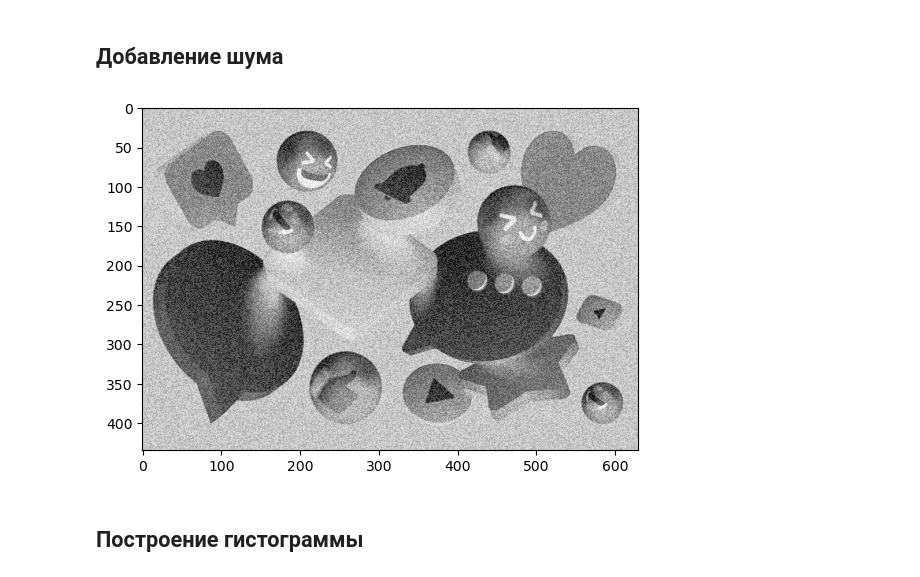
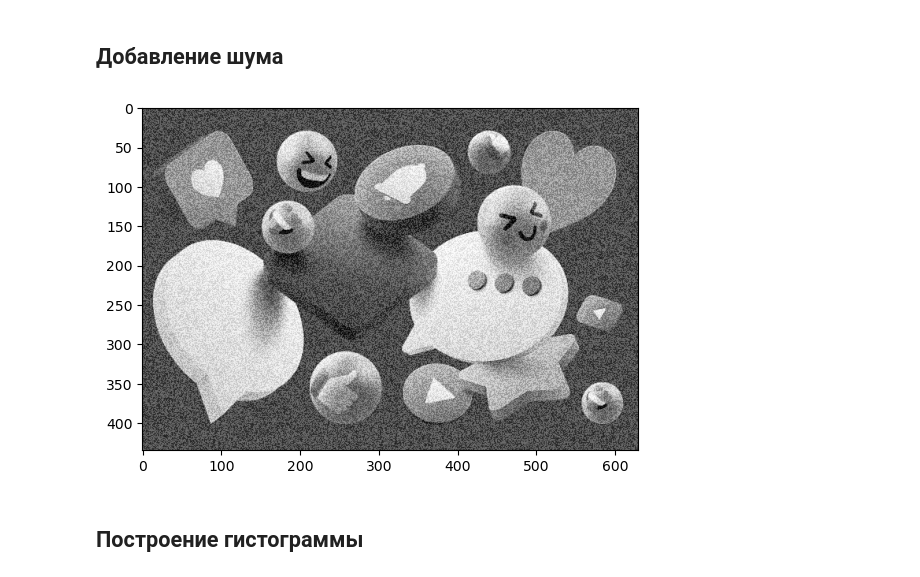
Before and after one commit to Str1kez/computer_vision, a Jupyter notebook: exercise1.ipynb, the cells around one changed output. Cells and saved outputs as stored; diff of their text form; code cells hidden in the pictures.

```diff
--- a/exercise1.ipynb
+++ b/exercise1.ipynb
@@ -7,7 +7,7 @@ from PIL import Image
 from matplotlib.pyplot import figure, imshow, show
 import numpy as np
 
-def get_png_array() -> np.array:
+def get_image() -> np.array:
     image = Image.open("example.png")
     image_array = np.array(image)[:, :, :3]
     return image_array
@@ -16,10 +16,10 @@ def get_png_array() -> np.array:
 def show_image(array: np.array):
     figure()
     imshow(array, cmap='Greys')
-    show()
 
 
-show_image(get_png_array())
+
+show_image(get_image())
 # %% [output]
 [figure]
 # %% [markdown]
@@ -28,24 +28,24 @@ show_image(get_png_array())
 from PIL import Image
 import numpy as np
 
+def get_negative_image():
+    image_array = get_image()
+    return 255 - image_array
 
-image_array = get_png_array()
-negative_image_array = 255 - image_array
-
-show_image(negative_image_array)
+show_image(get_negative_image())
 # %% [output]
 [figure]
 # %% [markdown]
 ## Полутон
 # %%
+
 from PIL import Image
 import numpy as np
 
-def get_halftone_array() -> np.array:
-    image_array = get_png_array()
+def get_halftone_image() -> np.array:
+    image_array = get_negative_image()
     mean = np.mean(image_array, axis=2, dtype=int)
     return mean
 
-show_image(get_halftone_array())
-# get_halftone_array()
+show_image(get_halftone_image())
 # %% [output]
@@ -55,18 +55,17 @@ show_image(get_halftone_array())
 # %%
 import random
 from PIL import Image
 import numpy as np
 
 
-def get_noise_png(mean: float = 50, sigma: float = 5, data_type=float) -> np.array:
-    halftone_image_array = get_halftone_array()
-    return np.array([np.array([pixel + random.gauss(mean, sigma) * random.randint(0, 1) for pixel in row], dtype=data_type)
-                     for row in halftone_image_array])
+def get_noise_image(mean: float = 50, sigma: float = 5, data_type=float) -> np.array:
+    halftone_image_array = get_halftone_image()
+    return np.clip(np.array([np.array([pixel + random.gauss(mean, sigma) * random.randint(0, 1) for pixel in row], dtype=data_type)
+                     for row in halftone_image_array]), 0, 255)
 
-show_image(get_noise_png())
-# max(np.array([np.max(row) for row in noise_appended]))
+show_image(get_noise_image())
 # %% [output]
-[figure, old version]
+[figure, new version]
 # %% [markdown]
 ## Построение гистограммы
 # %%
```
Also changed, not shown: parts of 8 cells of this notebook.
